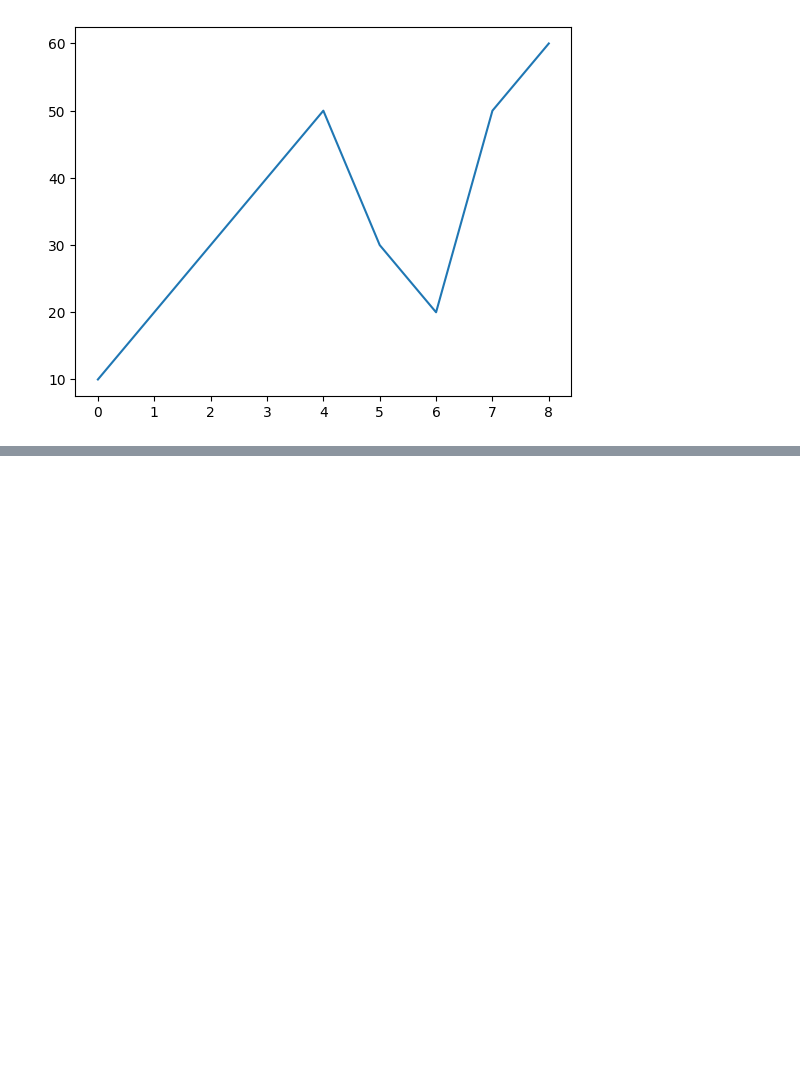
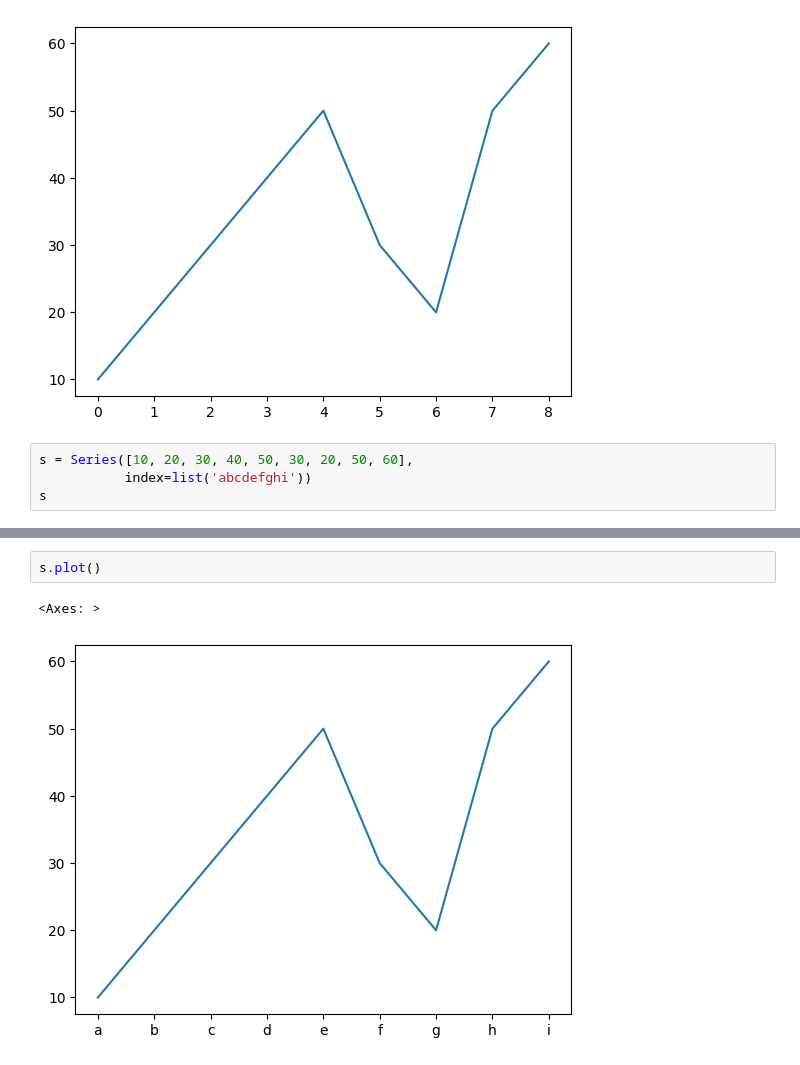
Before and after one commit to reuven/apple-2025-05May-29-visualization, a Jupyter notebook: 2025-05May-29-visualization.ipynb, the cells around one changed output, grey strips where cells are left out. Saved outputs shown, nothing was run; the diff lists cells and outputs as text; blank space fills up the shorter version.

```diff
--- a/2025-05May-29-visualization.ipynb
+++ b/2025-05May-29-visualization.ipynb
@@ -43,3 +43,7 @@ s.plot()
 # %% [output]
 <Axes: >
 [figure]
+# %%
+s = Series([10, 20, 30, 40, 50, 30, 20, 50, 60],
+           index=list('abcdefghi'))
+s
@@ -45,0 +61,5 @@ s.plot()
+# %%
+s.plot()
+# %% [output]
+<Axes: >
+[figure, added]
```
Also changed, not shown: parts of 3 cells of this notebook.
